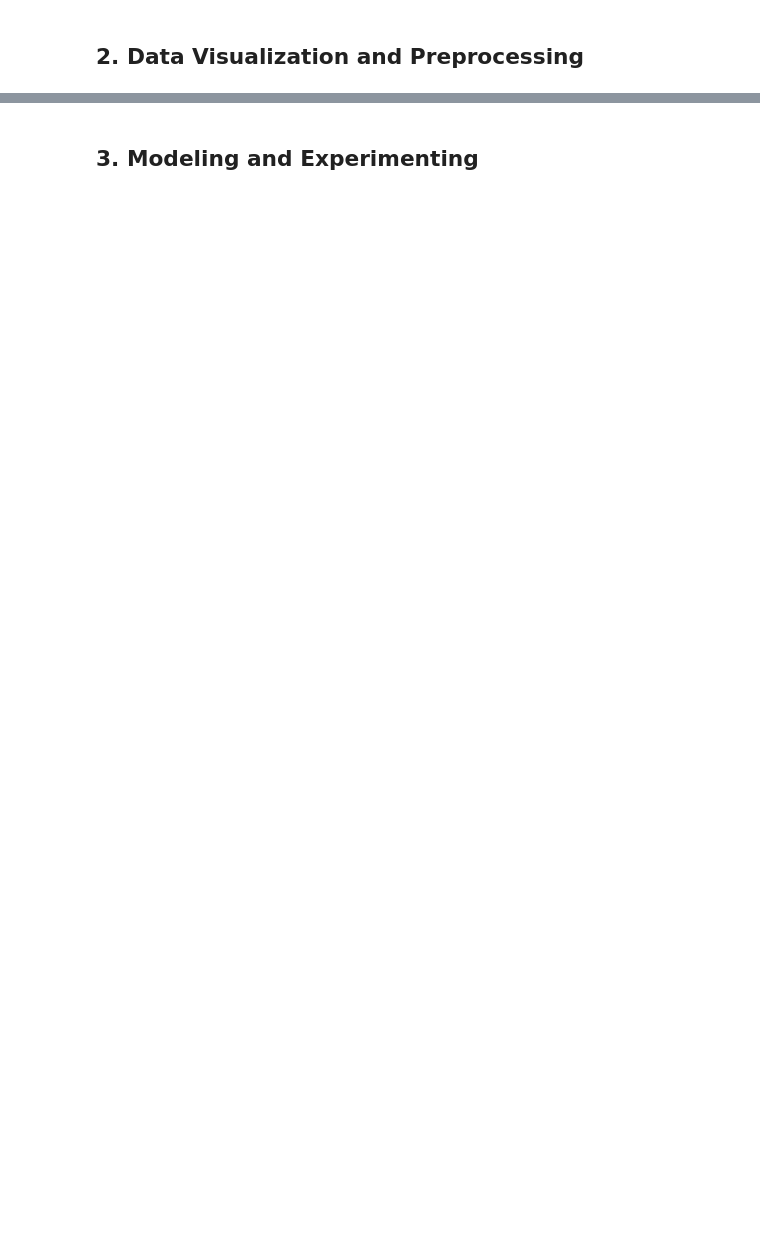
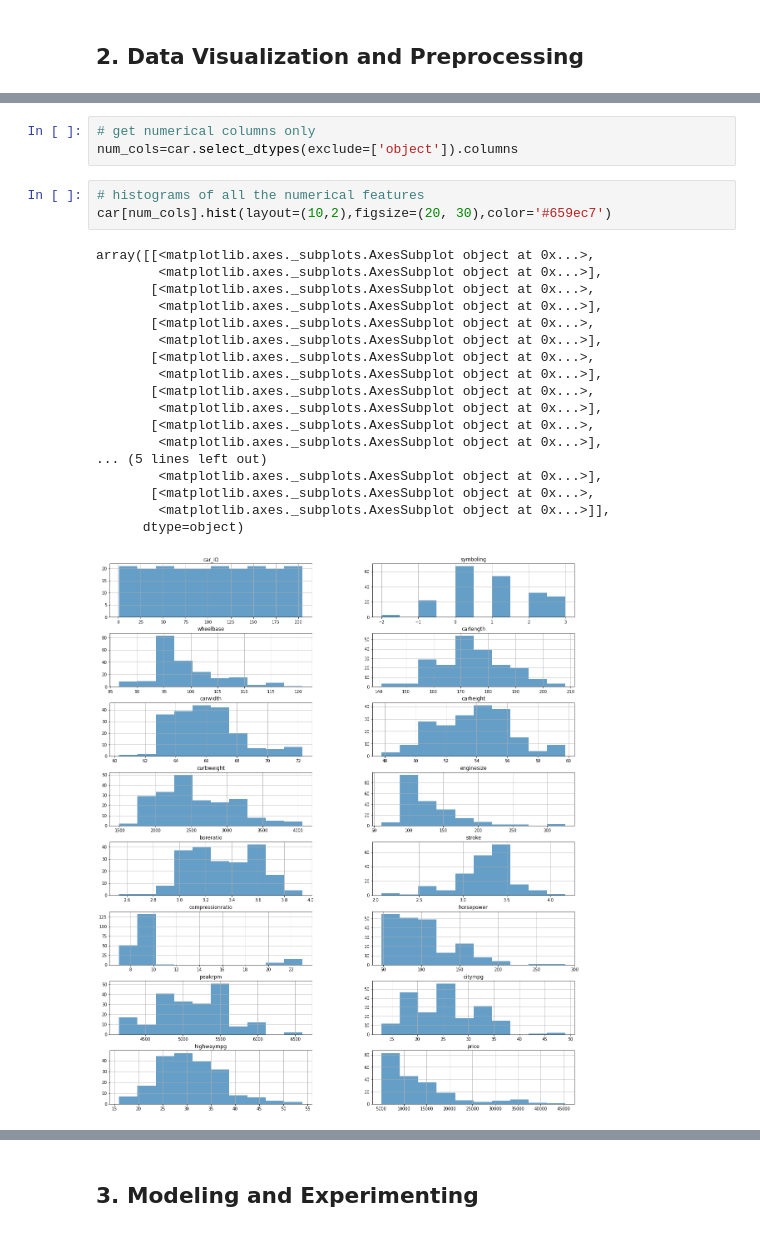
Before and after one commit to catlanhua/ITSC3162FinalProject, a Jupyter notebook: FinalProject.ipynb, the cells around one changed output, grey strips where cells are left out. Drawn from its saved outputs; the diff is of its cells as text; blank space fills up the shorter version.

```diff
--- a/FinalProject.ipynb
+++ b/FinalProject.ipynb
@@ -125,3 +127,28 @@ sns.displot(car['price'], kde=True)
 # %% [output]
 <seaborn.axisgrid.FacetGrid at 0x...>
 [figure]
+# %%
+# get numerical columns only
+num_cols=car.select_dtypes(exclude=['object']).columns
+# %%
+# histograms of all the numerical features
+car[num_cols].hist(layout=(10,2),figsize=(20, 30),color='#659ec7')
+# %% [output]
+array([[<matplotlib.axes._subplots.AxesSubplot object at 0x...>,
+        <matplotlib.axes._subplots.AxesSubplot object at 0x...>],
+       [<matplotlib.axes._subplots.AxesSubplot object at 0x...>,
+        <matplotlib.axes._subplots.AxesSubplot object at 0x...>],
+       [<matplotlib.axes._subplots.AxesSubplot object at 0x...>,
+        <matplotlib.axes._subplots.AxesSubplot object at 0x...>],
+       [<matplotlib.axes._subplots.AxesSubplot object at 0x...>,
+        <matplotlib.axes._subplots.AxesSubplot object at 0x...>],
+       [<matplotlib.axes._subplots.AxesSubplot object at 0x...>,
+        <matplotlib.axes._subplots.AxesSubplot object at 0x...>],
+       [<matplotlib.axes._subplots.AxesSubplot object at 0x...>,
+        <matplotlib.axes._subplots.AxesSubplot object at 0x...>],
+... (5 lines left out)
+        <matplotlib.axes._subplots.AxesSubplot object at 0x...>],
+       [<matplotlib.axes._subplots.AxesSubplot object at 0x...>,
+        <matplotlib.axes._subplots.AxesSubplot object at 0x...>]],
+      dtype=object)
+[figure, added]
```
Also changed, not shown: parts of 71 cells of this notebook.
